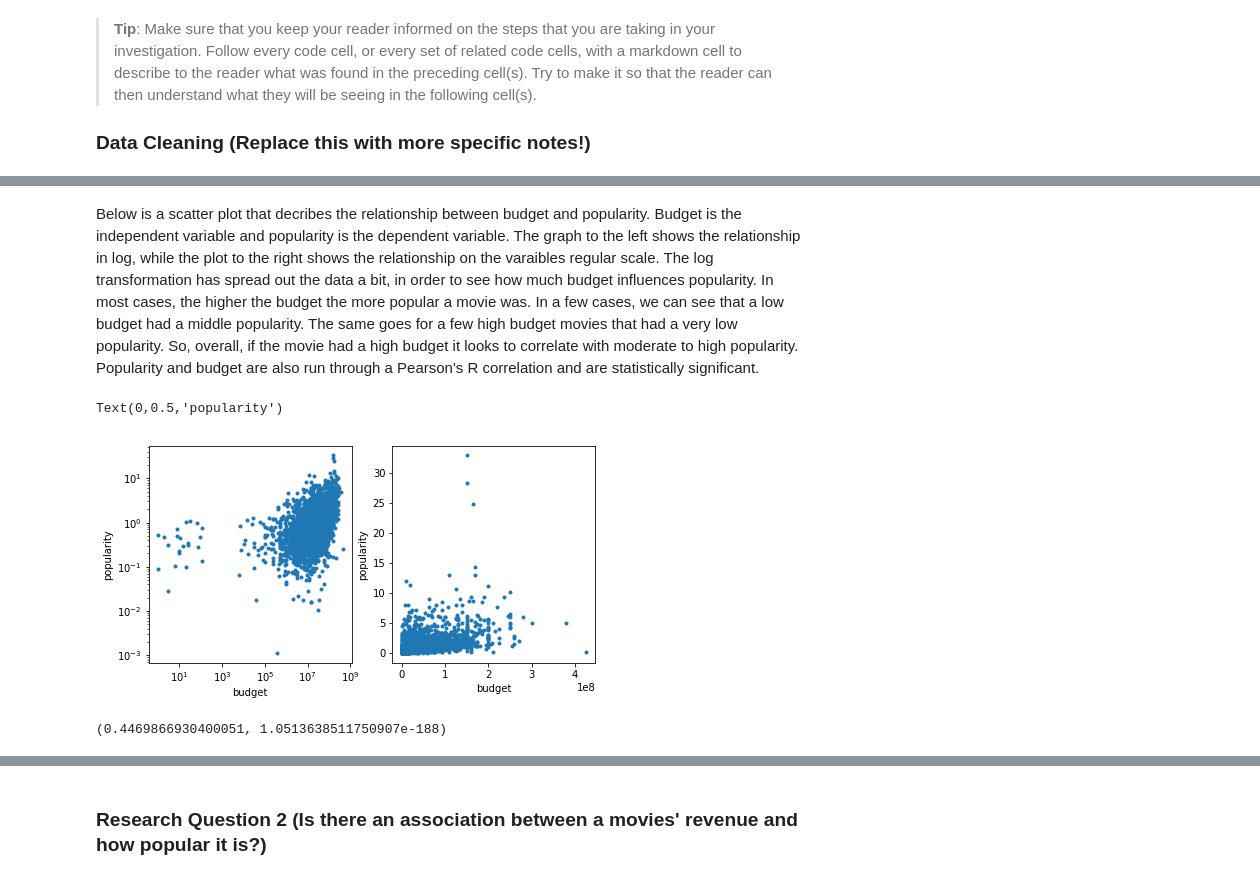
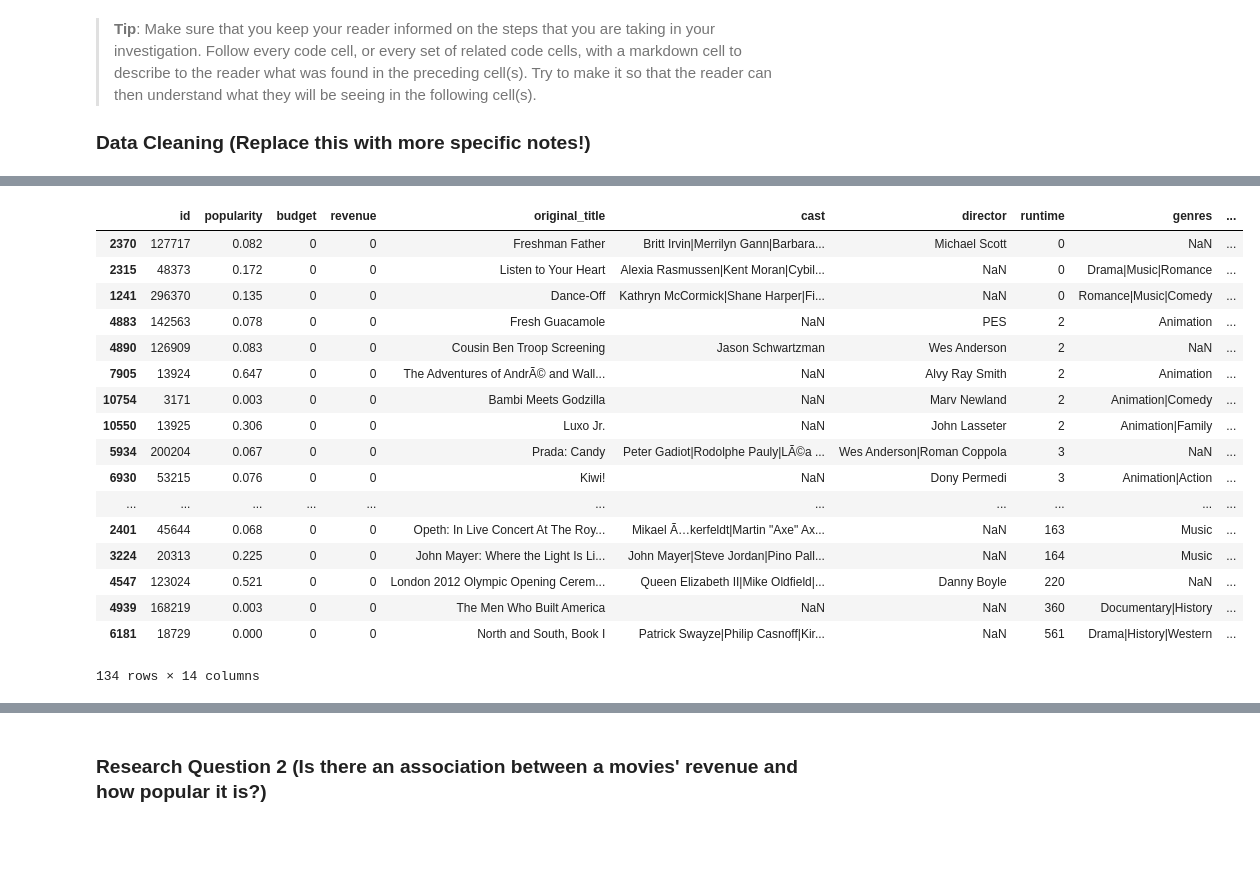
Before and after one commit to borealis92/coding, a Jupyter notebook: data-analyst-nano/project2/investigate-a-dataset-template.ipynb/investigate-a-dataset-template.ipynb, the cells around one changed output, grey strips where cells are left out. Saved outputs shown, nothing was run; the diff lists cells and outputs as text; code cells hidden in the pictures; blank space fills up the shorter version.

```diff
--- a/data-analyst-nano/project2/investigate-a-dataset-template.ipynb/investigate-a-dataset-template.ipynb
+++ b/data-analyst-nano/project2/investigate-a-dataset-template.ipynb/investigate-a-dataset-template.ipynb
@@ -26,3 +21,6 @@ from statsmodels.formula.api import ols
 %matplotlib inline
-# %%
-pd.set_option('display.float_format', lambda x: '%.3f' % x) # surppresses scietific notation
+# %%
+# Load your data and print out a few lines. Perform operations to inspect data
+#   types and look for instances of missing or possibly errant data.
+df = pd.read_csv('../tmdb-movies.csv')
+df.head()
@@ -64,0 +77,3 @@ data.describe() #returns statistics about the numerical columns
+# %%
+df.drop(['imdb_id','homepage','tagline','keywords','overview','production_companies','release_date'],axis=1,inplace=True)
+df.head()
@@ -160,20 +120,21 @@ xbudget = clean_mdata['budget']
-# %% [markdown]
-Below is a scatter plot that decribes the relationship between budget and popularity. Budget is the independent variable and popularity is the dependent variable. The graph to the left shows the relationship in log, while the plot to the right shows the relationship on the varaibles regular scale. The log transformation has spread out the data a bit, in order to see how much budget influences popularity. In most cases, the higher the budget the more popular a movie was. In a few cases, we can see that a low budget had a middle popularity. The same goes for a few high budget movies that had a very low popularity. So, overall, if the movie had a high budget it looks to correlate with moderate to high popularity. Popularity and budget are also run through a Pearson's R correlation and are statistically significant.
-# %%
-fig, (ax1,ax2) = plt.subplots(1, 2, figsize=(8,4))
-ax1.plot(clean_mdata['budget'], clean_mdata['popularity'], '.')
-ax1.set_yscale('log')
-ax1.set_xscale('log')
-ax1.set_xlabel('budget')
-ax1.set_ylabel('popularity')
-ax2.plot(clean_mdata['budget'], clean_mdata['popularity'], '.')
-ax2.set_xlabel('budget')
-ax2.set_ylabel('popularity')
-# %% [output]
-Text(0,0.5,'popularity')
-[figure, removed]
-# %%
-#Budget and Population are statistically significant with an alpha of 0.05
-pearsonr(xbudget, pop)
-# %% [output]
-(0.4469866930400051, 1.0513638511750907e-188)
+# %%
+df[df.isnull().any(axis=1)].sort_values(['runtime'],ascending=True)
+# %% [output]
+|  | id | popularity | budget | revenue | original_title | cast | director | runtime | genres | ... |
+| 2370 | 127717 | 0.082 | 0 | 0 | Freshman Father | Britt Irvin|Merrilyn Gann|Barbara... | Michael Scott | 0 | NaN | ... |
+| 2315 | 48373 | 0.172 | 0 | 0 | Listen to Your Heart | Alexia Rasmussen|Kent Moran|Cybil... | NaN | 0 | Drama|Music|Romance | ... |
+| 1241 | 296370 | 0.135 | 0 | 0 | Dance-Off | Kathryn McCormick|Shane Harper|Fi... | NaN | 0 | Romance|Music|Comedy | ... |
+| 4883 | 142563 | 0.078 | 0 | 0 | Fresh Guacamole | NaN | PES | 2 | Animation | ... |
+| 4890 | 126909 | 0.083 | 0 | 0 | Cousin Ben Troop Screening | Jason Schwartzman | Wes Anderson | 2 | NaN | ... |
+| 7905 | 13924 | 0.647 | 0 | 0 | The Adventures of AndrÃ© and Wall... | NaN | Alvy Ray Smith | 2 | Animation | ... |
+| 10754 | 3171 | 0.003 | 0 | 0 | Bambi Meets Godzilla | NaN | Marv Newland | 2 | Animation|Comedy | ... |
+| 10550 | 13925 | 0.306 | 0 | 0 | Luxo Jr. | NaN | John Lasseter | 2 | Animation|Family | ... |
+| 5934 | 200204 | 0.067 | 0 | 0 | Prada: Candy | Peter Gadiot|Rodolphe Pauly|LÃ©a ... | Wes Anderson|Roman Coppola | 3 | NaN | ... |
+| 6930 | 53215 | 0.076 | 0 | 0 | Kiwi! | NaN | Dony Permedi | 3 | Animation|Action | ... |
+| ... | ... | ... | ... | ... | ... | ... | ... | ... | ... | ... |
+| 2401 | 45644 | 0.068 | 0 | 0 | Opeth: In Live Concert At The Roy... | Mikael Ã…kerfeldt|Martin "Axe" Ax... | NaN | 163 | Music | ... |
+| 3224 | 20313 | 0.225 | 0 | 0 | John Mayer: Where the Light Is Li... | John Mayer|Steve Jordan|Pino Pall... | NaN | 164 | Music | ... |
+| 4547 | 123024 | 0.521 | 0 | 0 | London 2012 Olympic Opening Cerem... | Queen Elizabeth II|Mike Oldfield|... | Danny Boyle | 220 | NaN | ... |
+| 4939 | 168219 | 0.003 | 0 | 0 | The Men Who Built America | NaN | NaN | 360 | Documentary|History | ... |
+| 6181 | 18729 | 0.000 | 0 | 0 | North and South, Book I | Patrick Swayze|Philip Casnoff|Kir... | NaN | 561 | Drama|History|Western | ... |
+134 rows × 14 columns
```
Also changed, not shown: parts of 53 cells of this notebook, 5 other files.
